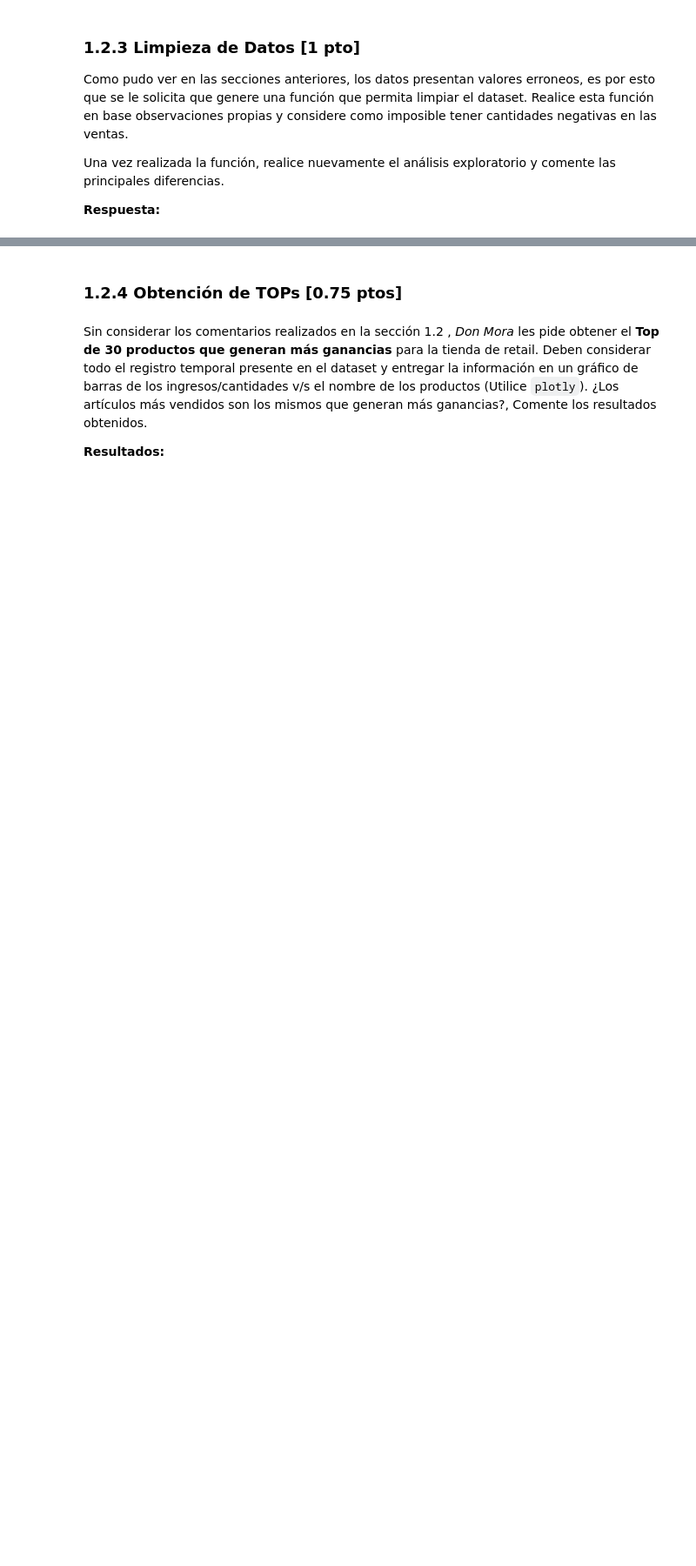
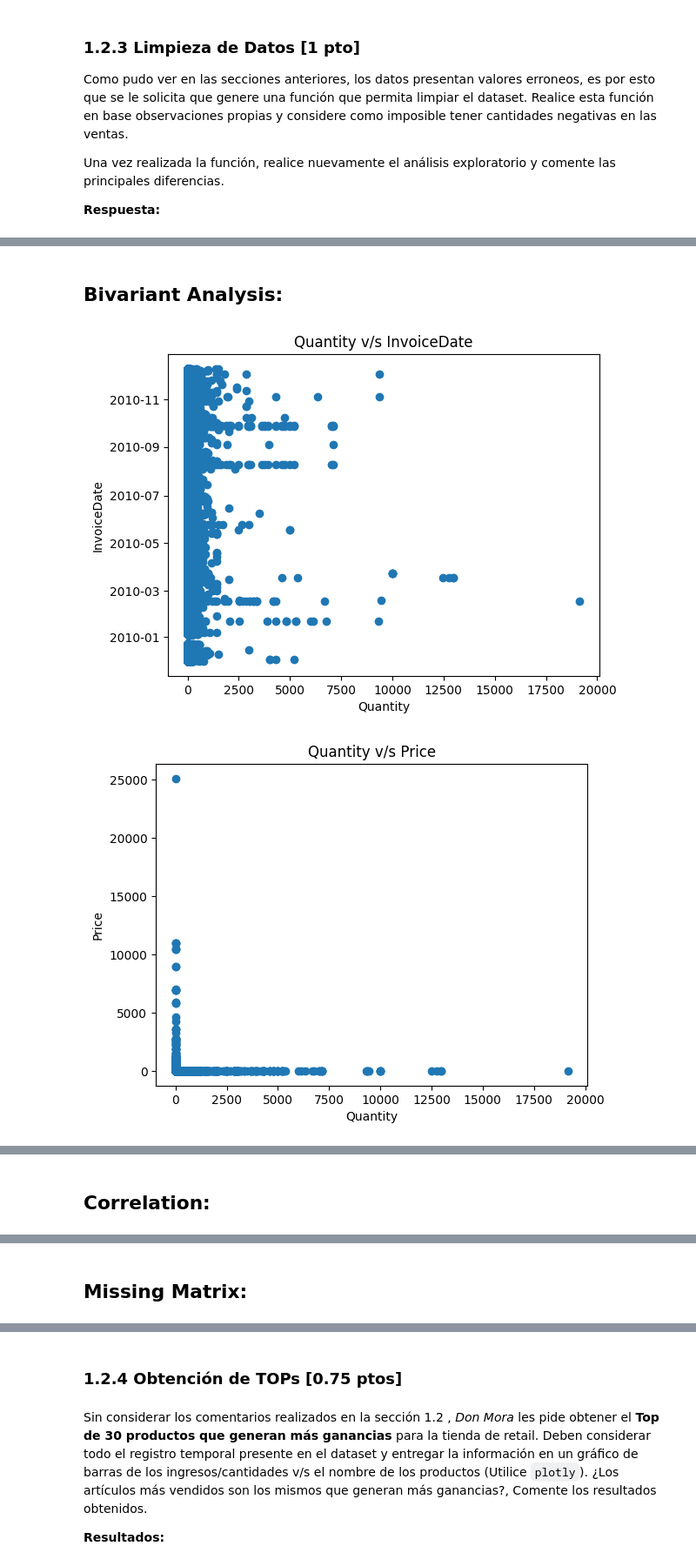
Before and after one commit to jcist/MDS7202, a Jupyter notebook: Lab6.ipynb, the cells around one changed output, grey strips where cells are left out. Shown at 87% size. Cells and saved outputs as stored; diff of their text form; code cells hidden in the pictures; blank space fills up the shorter version.

```diff
--- a/Lab6.ipynb
+++ b/Lab6.ipynb
@@ -274,0 +347,14 @@ Código Aquí
+# %%
+def limpieza_df(dataframe):
+    # Filtrar filas con datos vacíos
+    df_filtrado = dataframe.dropna().copy()
+
+    # Modificar la columna 'Quantity' en el DataFrame filtrado usando .loc
+    df_filtrado.loc[:, 'Quantity'] = np.abs(df_filtrado['Quantity'])
+
+    # Reiniciar los índices
+    df_reset = df_filtrado.reset_index(drop=True)
+
+    return df_reset
+
+df_retail_2 = limpieza_df(df_retail)
@@ -274,0 +440,6 @@ Código Aquí
+# %%
+profile_df(df_retail_2)
+# %% [output]
+## Bivariant Analysis:
+[figure, added]
+[figure, added]
@@ -274,0 +447 @@ Código Aquí
+## Correlation:
@@ -274,0 +449 @@ Código Aquí
+## Missing Matrix:
```
Also changed, not shown: parts of 32 cells of this notebook.
